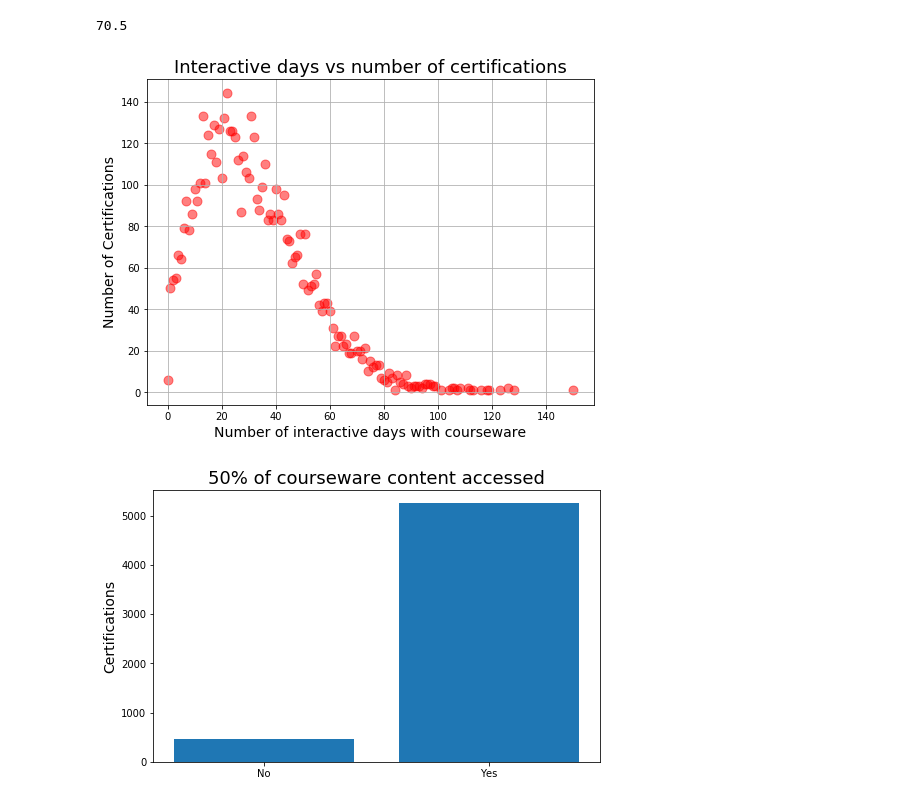
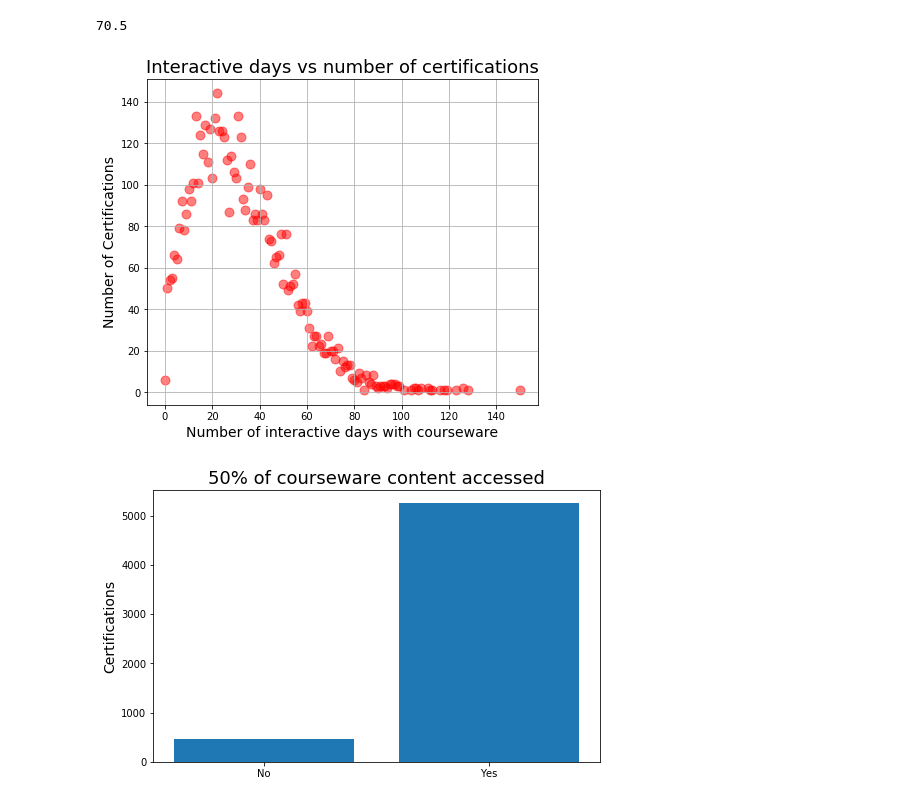
Before and after one commit to Deborahaina/Predicting-why-MOOCs-fail, a Jupyter notebook: DATS 6103 - Individual Project 3 - Deborah Aina.ipynb, the cells around one changed output. Cells and saved outputs as stored; diff of their text form; code cells hidden in the pictures.

```diff
--- a/DATS 6103 - Individual Project 3 - Deborah Aina.ipynb
+++ b/DATS 6103 - Individual Project 3 - Deborah Aina.ipynb
@@ -594,17 +594,16 @@ most_impactful_days
 70.5
 # %%
 #Plot this data
-plt.figure(figsize=(8,6))
+plt.figure(figsize=(7,6))
 plt.scatter('Ndays_act', 'Certified', data=unique_days_certified, s=80, c='red', alpha=0.5)
 plt.title('Interactive days vs number of certifications',fontsize=18)
 plt.xlabel('Number of interactive days with courseware',fontsize=14)
 plt.ylabel('Number of Certifications',fontsize=14)
 plt.grid(True)
 
-
 plt.savefig('css/unique_interactive_days_certifications.jpeg')
 # %% [output]
-[figure, old version]
+[figure, new version]
 # %%
 #Students who explored (acessed more than 50% of the courseware) and the relationship with certification
 
```
Also changed, not shown: parts of 1 cell of this notebook, 4 other files.
